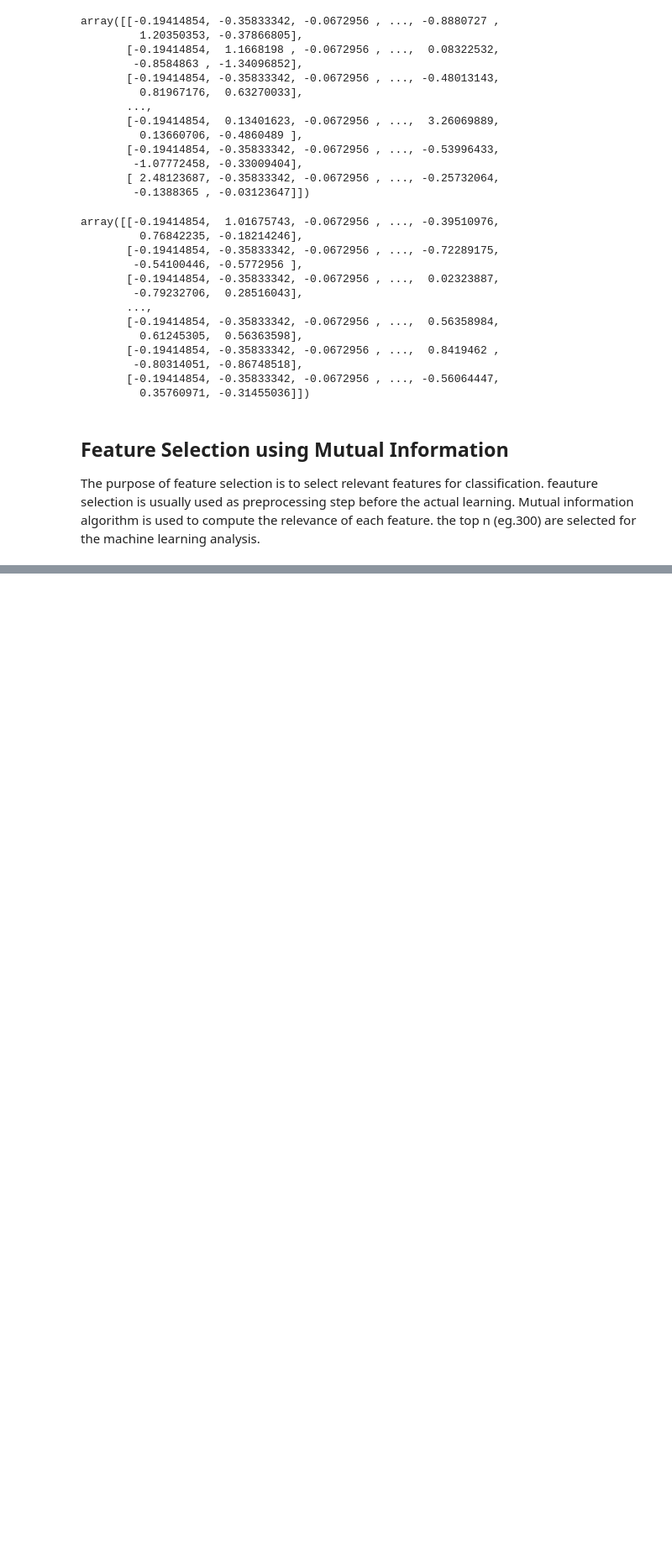
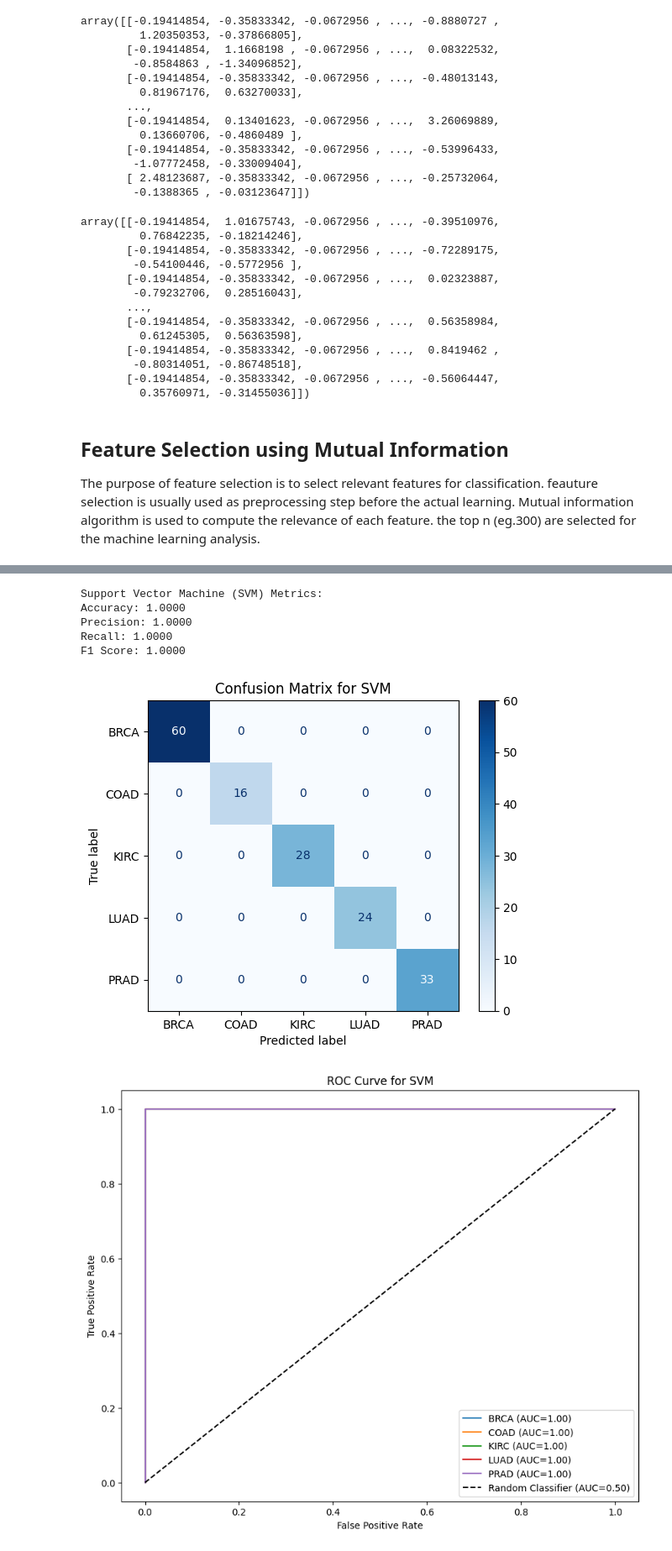
Before and after one commit to albertegi/Multiclass-Cancer-Classification-Using-Gene-Expression-Data, a Jupyter notebook: Multiclass-Cancer-Classification-Using-Gene-Expression-Data/Multiclass-Cancer-Classification-Using-Gene-Expression-Data.ipynb, the cells around one changed output, grey strips where cells are left out. Shown at 84% size. Drawn from its saved outputs; the diff is of its cells as text; code cells hidden in the pictures; blank space fills up the shorter version.

Commit message:
update on Support Vector Machine Classifier

```diff
--- a/Multiclass-Cancer-Classification-Using-Gene-Expression-Data/Multiclass-Cancer-Classification-Using-Gene-Expression-Data.ipynb
+++ b/Multiclass-Cancer-Classification-Using-Gene-Expression-Data/Multiclass-Cancer-Classification-Using-Gene-Expression-Data.ipynb
@@ -354,0 +357,52 @@ weighted avg       0.97      0.96      0.96       161
+# %%
+from sklearn.svm import SVC
+from sklearn.multiclass import OneVsRestClassifier
+from sklearn.metrics import accuracy_score, precision_score, recall_score
+
+
+# Initialize and train the SVM model
+svm_model = OneVsRestClassifier(SVC(kernel='linear', probability=True, random_state=42))
+svm_model.fit(X_train_selected, y_train)
+
+# Predict and calculate probabilities
+y_pred_svm = svm_model.predict(X_test_selected)
+y_prob_svm = svm_model.predict_proba(X_test_selected)
+
+# Metrics
+accuracy_svm = accuracy_score(y_test, y_pred_svm)
+precision_svm = precision_score(y_test, y_pred_svm, average='weighted')
+recall_svm = recall_score(y_test, y_pred_svm, average='weighted')
+f1_svm = f1_score(y_test, y_pred_svm, average='weighted')
+
+print("Support Vector Machine (SVM) Metrics:")
+print(f"Accuracy: {accuracy_svm:.4f}")
+print(f"Precision: {precision_svm:.4f}")
+print(f"Recall: {recall_svm:.4f}")
+print(f"F1 Score: {f1_svm:.4f}")
+
+# Confusion Matrix
+cm_svm = confusion_matrix(y_test, y_pred_svm)
+ConfusionMatrixDisplay(cm_svm, display_labels=labels).plot(cmap='Blues')
+plt.title("Confusion Matrix for SVM")
+plt.show()
+
+# ROC Curve
+plt.figure(figsize=(10, 8))
+for i, label in enumerate(labels):
+    fpr, tpr, _ = roc_curve(y_test_binarized[:, i], y_prob_svm[:, i])
+    roc_auc = auc(fpr, tpr)
+    plt.plot(fpr, tpr, label=f"{label} (AUC={roc_auc:.2f})")
+plt.plot([0, 1], [0, 1], 'k--', label="Random Classifier (AUC=0.50)")
+plt.title("ROC Curve for SVM")
+plt.xlabel("False Positive Rate")
+plt.ylabel("True Positive Rate")
+plt.legend(loc="lower right")
+plt.show()
+# %% [output]
+Support Vector Machine (SVM) Metrics:
+Accuracy: 1.0000
+Precision: 1.0000
+Recall: 1.0000
+F1 Score: 1.0000
+[figure, added]
+[figure, added]
```
Also changed, not shown: parts of 2 cells of this notebook.
